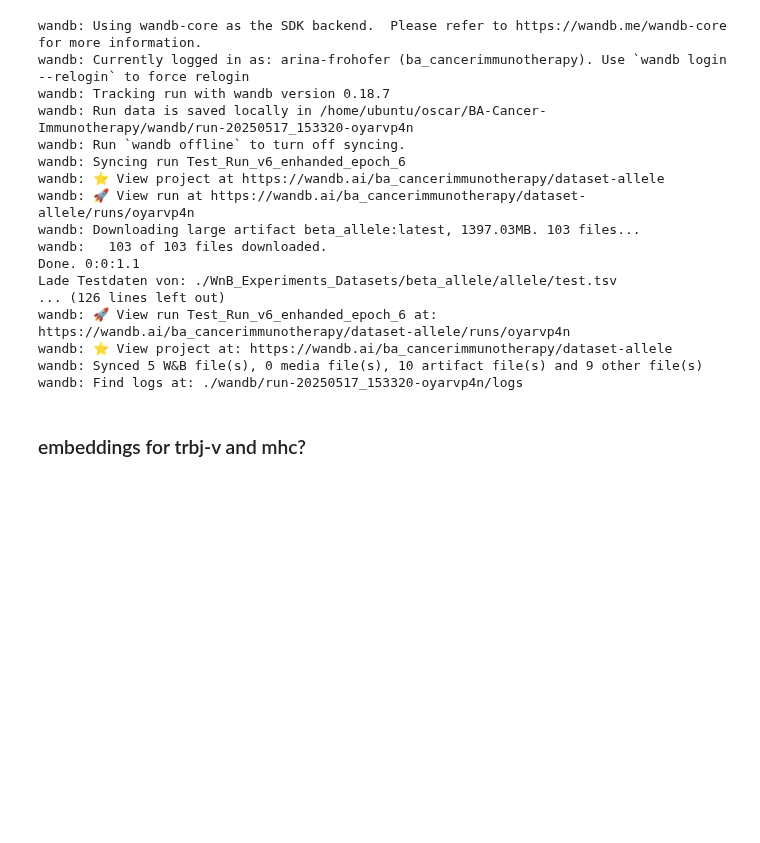
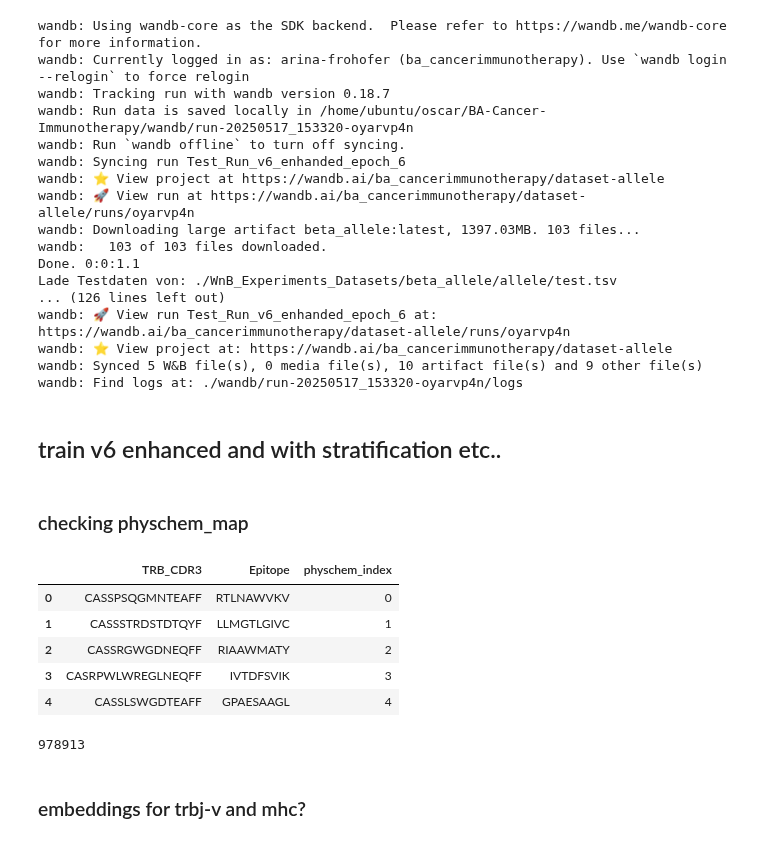
Before and after one commit to liselott321/BA-Cancer-Immunotherapy, a Jupyter notebook: Os_building_v1_mha_ProtBert.ipynb, the cells around one changed output. Drawn from its saved outputs; the diff is of its cells as text; code cells hidden in the pictures; blank space fills up the shorter version.

```diff
--- a/Os_building_v1_mha_ProtBert.ipynb
+++ b/Os_building_v1_mha_ProtBert.ipynb
@@ -4173,3 +4299,5 @@ wandb: 🚀 View run Test_Run_v6_enhanded_epoch_6 at: https://wandb.ai/ba_cancer
 wandb: ⭐️ View project at: https://wandb.ai/ba_cancerimmunotherapy/dataset-allele
 wandb: Synced 5 W&B file(s), 0 media file(s), 10 artifact file(s) and 9 other file(s)
 wandb: Find logs at: ./wandb/run-20250517_153320-oyarvp4n/logs
+# %% [markdown]
+## train v6 enhanced and with stratification etc..
@@ -4176,3 +4312,21 @@ wandb: Find logs at: ./wandb/run-20250517_153320-oyarvp4n/logs
+# %% [markdown]
+### checking physchem_map
+# %%
+import pandas as pd
+physchem_map = pd.read_csv("../../data/physico/descriptor_encoded_physchem_mapping.tsv", sep="\t")
+# %%
+physchem_map.head()
+# %% [output]
+|  | TRB_CDR3 | Epitope | physchem_index |
+| 0 | CASSPSQGMNTEAFF | RTLNAWVKV | 0 |
+| 1 | CASSSTRDSTDTQYF | LLMGTLGIVC | 1 |
+| 2 | CASSRGWGDNEQFF | RIAAWMATY | 2 |
+| 3 | CASRPWLWREGLNEQFF | IVTDFSVIK | 3 |
+| 4 | CASSLSWGDTEAFF | GPAESAAGL | 4 |
+# %%
+len(physchem_map)
+# %% [output]
+978913
 # %% [markdown]
 ### embeddings for trbj-v and mhc?
 # %%
```
Also changed, not shown: parts of 5 cells of this notebook, 3 other files.
